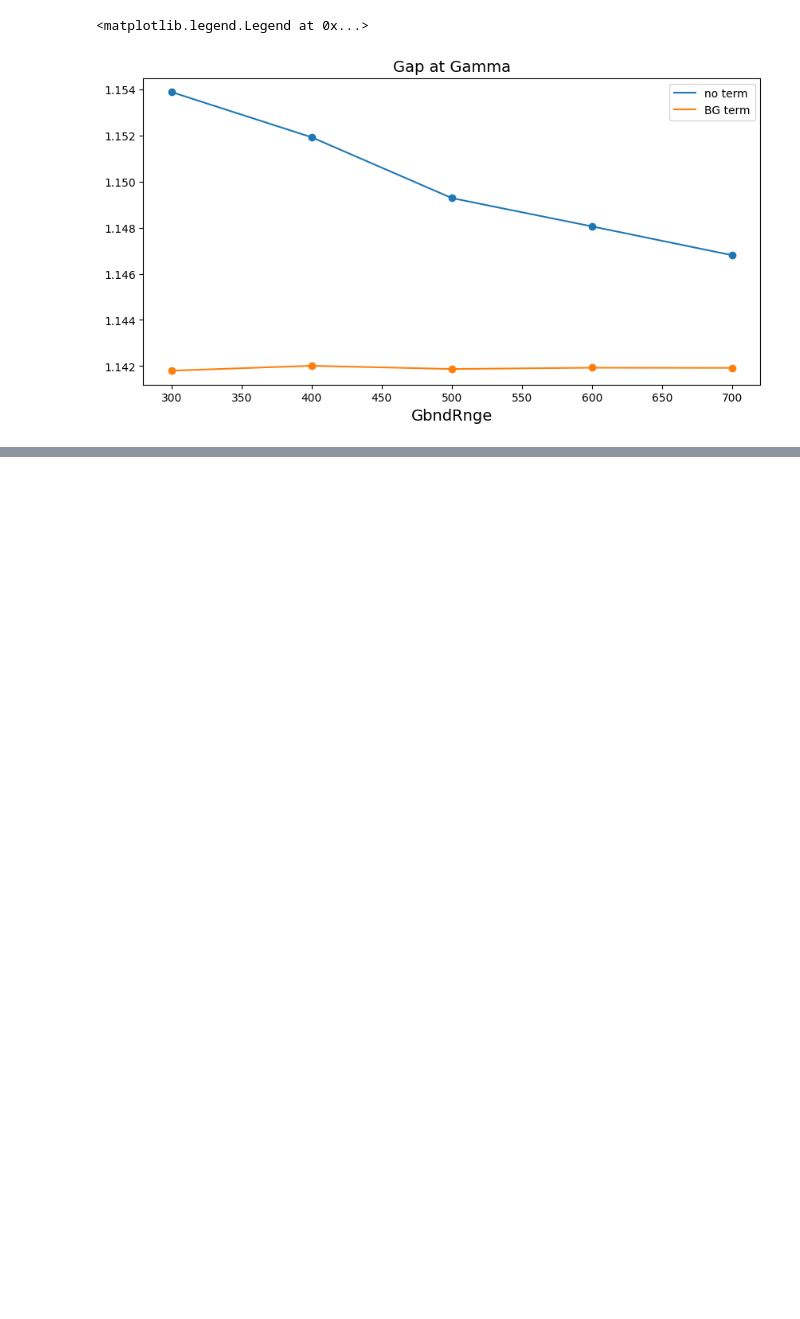
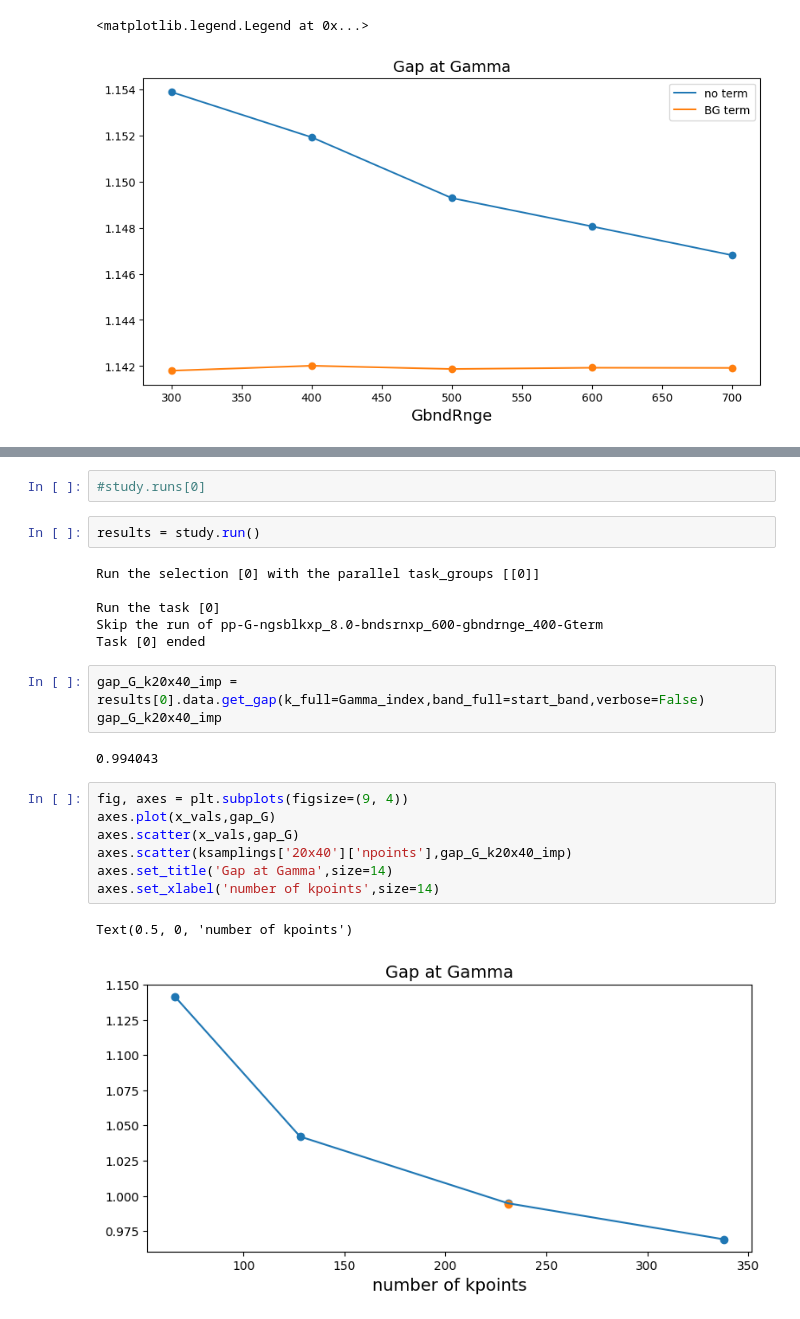
Before and after one commit to marcodalessandro76/AGSL5, a Jupyter notebook: GW_Analysis.ipynb, the cells around one changed output, grey strips where cells are left out. Drawn from its saved outputs; the diff is of its cells as text; blank space fills up the shorter version.

```diff
--- a/GW_Analysis.ipynb
+++ b/GW_Analysis.ipynb
@@ -704,0 +890,25 @@ axes.legend()
+# %%
+#study.runs[0]
+# %%
+results = study.run()
+# %% [output]
+Run the selection [0] with the parallel task_groups [[0]]
+
+Run the task [0]
+Skip the run of pp-G-ngsblkxp_8.0-bndsrnxp_600-gbndrnge_400-Gterm
+Task [0] ended
+# %%
+gap_G_k20x40_imp = results[0].data.get_gap(k_full=Gamma_index,band_full=start_band,verbose=False)
+gap_G_k20x40_imp
+# %% [output]
+0.994043
+# %%
+fig, axes = plt.subplots(figsize=(9, 4))
+axes.plot(x_vals,gap_G)
+axes.scatter(x_vals,gap_G)
+axes.scatter(ksamplings['20x40']['npoints'],gap_G_k20x40_imp)
+axes.set_title('Gap at Gamma',size=14)
+axes.set_xlabel('number of kpoints',size=14)
+# %% [output]
+Text(0.5, 0, 'number of kpoints')
+[figure, added]
```
Also changed, not shown: parts of 35 cells of this notebook, 2 other files.
